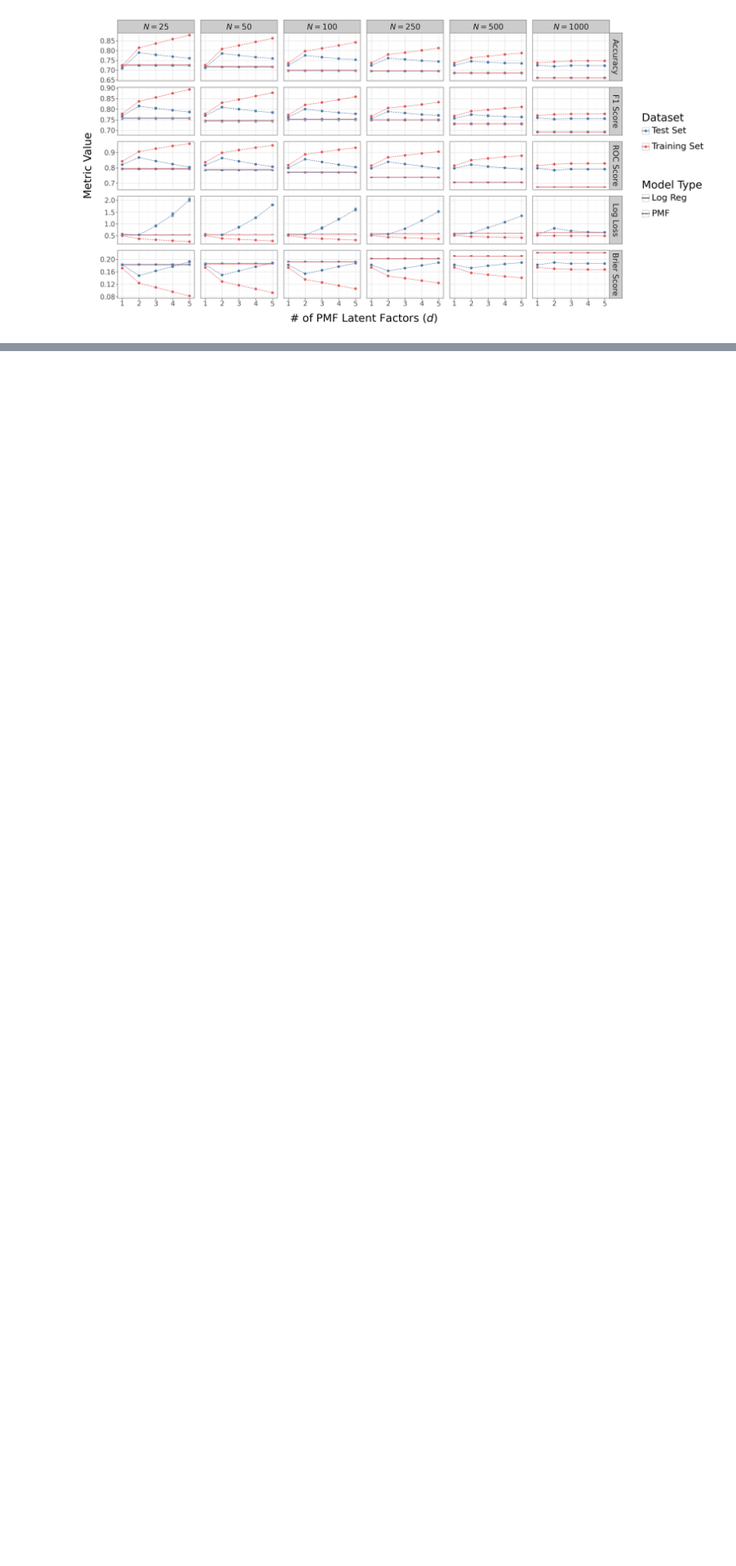
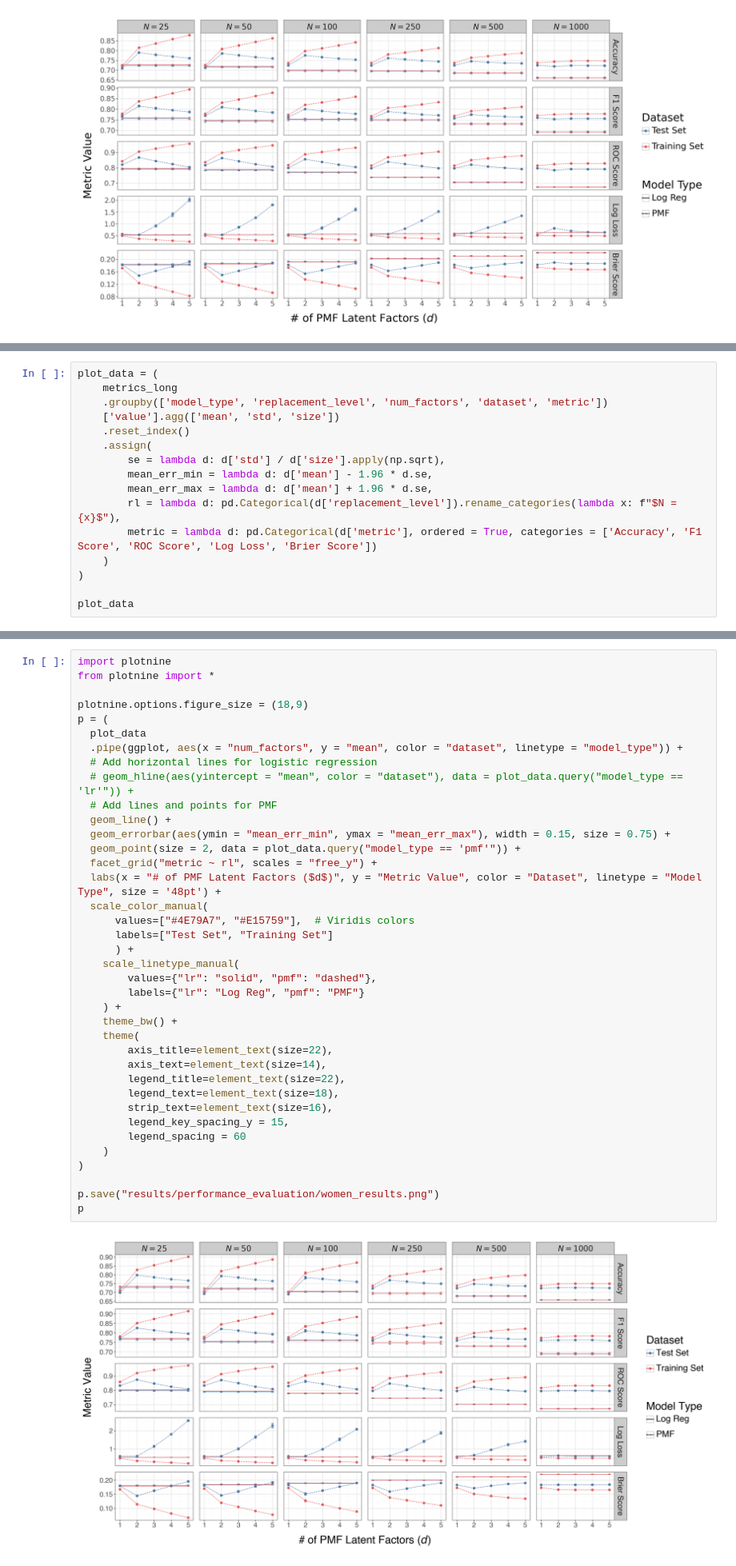
Before and after one commit to baronet2/boulder2vec, a Jupyter notebook: eval.ipynb, the cells around one changed output, grey strips where cells are left out. Shown at 80% size. Saved outputs shown, nothing was run; the diff lists cells and outputs as text; blank space fills up the shorter version.

```diff
--- a/eval.ipynb
+++ b/eval.ipynb
@@ -191,0 +289,16 @@ p
+# %%
+plot_data = (
+    metrics_long
+    .groupby(['model_type', 'replacement_level', 'num_factors', 'dataset', 'metric'])
+    ['value'].agg(['mean', 'std', 'size'])
+    .reset_index()
+    .assign(
+        se = lambda d: d['std'] / d['size'].apply(np.sqrt),
+        mean_err_min = lambda d: d['mean'] - 1.96 * d.se,
+        mean_err_max = lambda d: d['mean'] + 1.96 * d.se,
+        rl = lambda d: pd.Categorical(d['replacement_level']).rename_categories(lambda x: f"$N = {x}$"),
+        metric = lambda d: pd.Categorical(d['metric'], ordered = True, categories = ['Accuracy', 'F1 Score', 'ROC Score', 'Log Loss', 'Brier Score'])
+    )
+)
+
+plot_data
@@ -191,0 +319,40 @@ p
+# %%
+import plotnine
+from plotnine import *
+
+plotnine.options.figure_size = (18,9)
+p = (
+  plot_data
+  .pipe(ggplot, aes(x = "num_factors", y = "mean", color = "dataset", linetype = "model_type")) +
+  # Add horizontal lines for logistic regression
+  # geom_hline(aes(yintercept = "mean", color = "dataset"), data = plot_data.query("model_type == 'lr'")) +
+  # Add lines and points for PMF
+  geom_line() +
+  geom_errorbar(aes(ymin = "mean_err_min", ymax = "mean_err_max"), width = 0.15, size = 0.75) +
+  geom_point(size = 2, data = plot_data.query("model_type == 'pmf'")) +
+  facet_grid("metric ~ rl", scales = "free_y") +
+  labs(x = "# of PMF Latent Factors ($d$)", y = "Metric Value", color = "Dataset", linetype = "Model Type", size = '48pt') +
+  scale_color_manual(
+      values=["#4E79A7", "#E15759"],  # Viridis colors
+      labels=["Test Set", "Training Set"]
+      ) +
+    scale_linetype_manual(
+        values={"lr": "solid", "pmf": "dashed"},
+        labels={"lr": "Log Reg", "pmf": "PMF"}
+    ) +
+    theme_bw() +
+    theme(
+        axis_title=element_text(size=22),
+        axis_text=element_text(size=14),
+        legend_title=element_text(size=22),
+        legend_text=element_text(size=18),
+        strip_text=element_text(size=16),
+        legend_key_spacing_y = 15,
+        legend_spacing = 60
+    )
+)
+
+p.save("results/performance_evaluation/women_results.png")
+p
+# %% [output]
+[figure, added]
```
Also changed, not shown: parts of 7 cells of this notebook.
